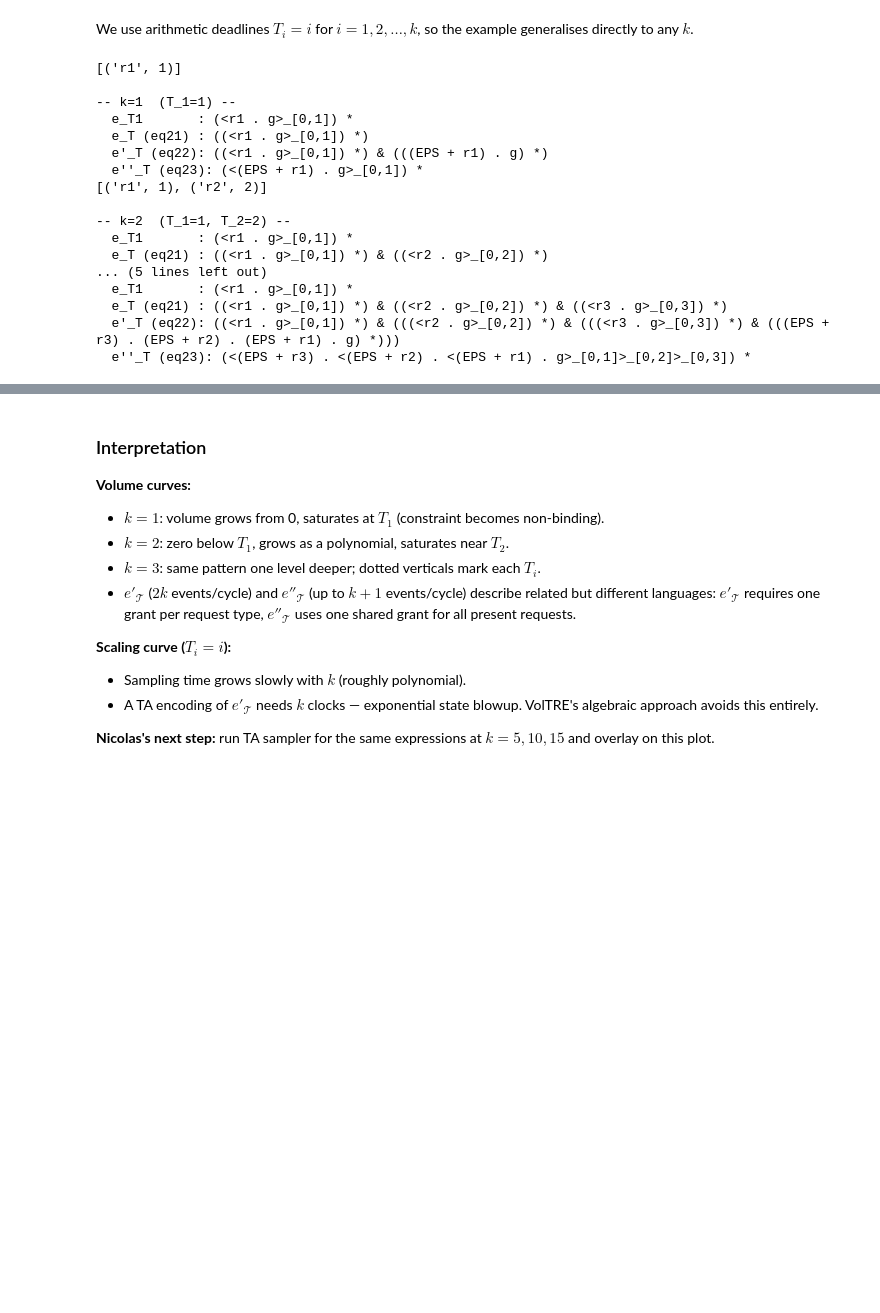
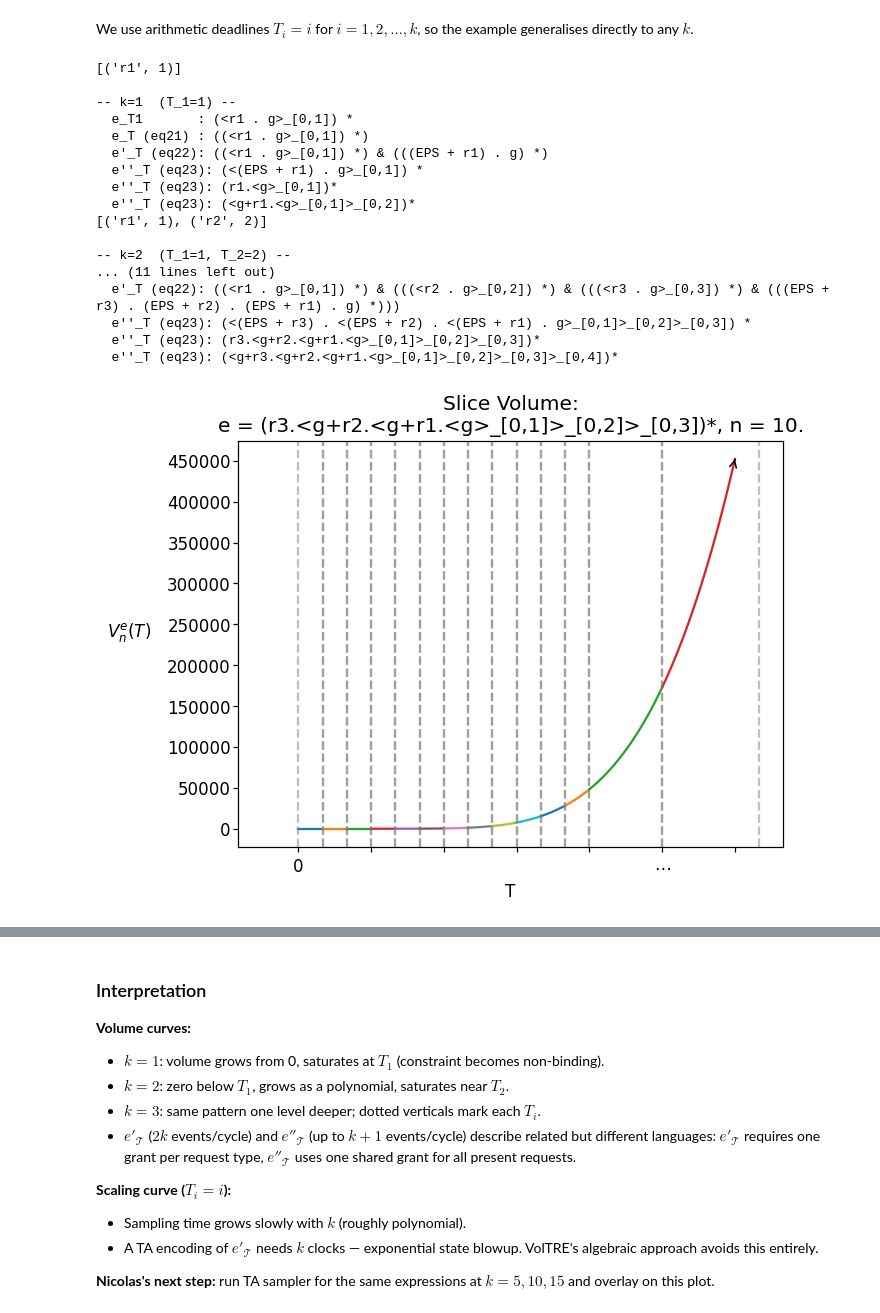
Before and after one commit to figlerg/VolTRE, a Jupyter notebook: experiments/paper_experiments/12_page13_casestudy/12a_request_grant.ipynb, the cells around one changed output, grey strips where cells are left out. Cells and saved outputs as stored; diff of their text form; code cells hidden in the pictures; blank space fills up the shorter version.

```diff
--- a/experiments/paper_experiments/12_page13_casestudy/12a_request_grant.ipynb
+++ b/experiments/paper_experiments/12_page13_casestudy/12a_request_grant.ipynb
@@ -142,6 +112,12 @@ for k in range(1, len(DEADLINES_DEMO)+1):
 
     _, s = build_e_dprime(dl)
     print(f"  e''_T (eq23): {s}")
+
+    _, s = build_e_dprime2(dl)
+    print(f"  e''_T (eq23): {s}")
+
+    _, s = build_e_dprime3(dl)
+    print(f"  e''_T (eq23): {s}")
 # %% [output]
 [('r1', 1)]
 
@@ -150,13 +126,21 @@ for k in range(1, len(DEADLINES_DEMO)+1):
   e_T (eq21) : ((<r1 . g>_[0,1]) *)
   e'_T (eq22): ((<r1 . g>_[0,1]) *) & (((EPS + r1) . g) *)
   e''_T (eq23): (<(EPS + r1) . g>_[0,1]) *
+  e''_T (eq23): (r1.<g>_[0,1])*
+  e''_T (eq23): (<g+r1.<g>_[0,1]>_[0,2])*
 [('r1', 1), ('r2', 2)]
 
 -- k=2  (T_1=1, T_2=2) --
-  e_T1       : (<r1 . g>_[0,1]) *
-  e_T (eq21) : ((<r1 . g>_[0,1]) *) & ((<r2 . g>_[0,2]) *)
-... (5 lines left out)
-  e_T1       : (<r1 . g>_[0,1]) *
-  e_T (eq21) : ((<r1 . g>_[0,1]) *) & ((<r2 . g>_[0,2]) *) & ((<r3 . g>_[0,3]) *)
+... (11 lines left out)
   e'_T (eq22): ((<r1 . g>_[0,1]) *) & (((<r2 . g>_[0,2]) *) & (((<r3 . g>_[0,3]) *) & (((EPS + r3) . (EPS + r2) . (EPS + r1) . g) *)))
   e''_T (eq23): (<(EPS + r3) . <(EPS + r2) . <(EPS + r1) . g>_[0,1]>_[0,2]>_[0,3]) *
+  e''_T (eq23): (r3.<g+r2.<g+r1.<g>_[0,1]>_[0,2]>_[0,3])*
+  e''_T (eq23): (<g+r3.<g+r2.<g+r1.<g>_[0,1]>_[0,2]>_[0,3]>_[0,4])*
+# %%
+N = 10
+
+phi, _ = build_e_dprime2(DEADLINES_DEMO[:4])
+V = slice_volume(phi, 10)
+V.plot()
+# %% [output]
+[figure, added]
```
Also changed, not shown: parts of 10 cells of this notebook, 2 other files.
